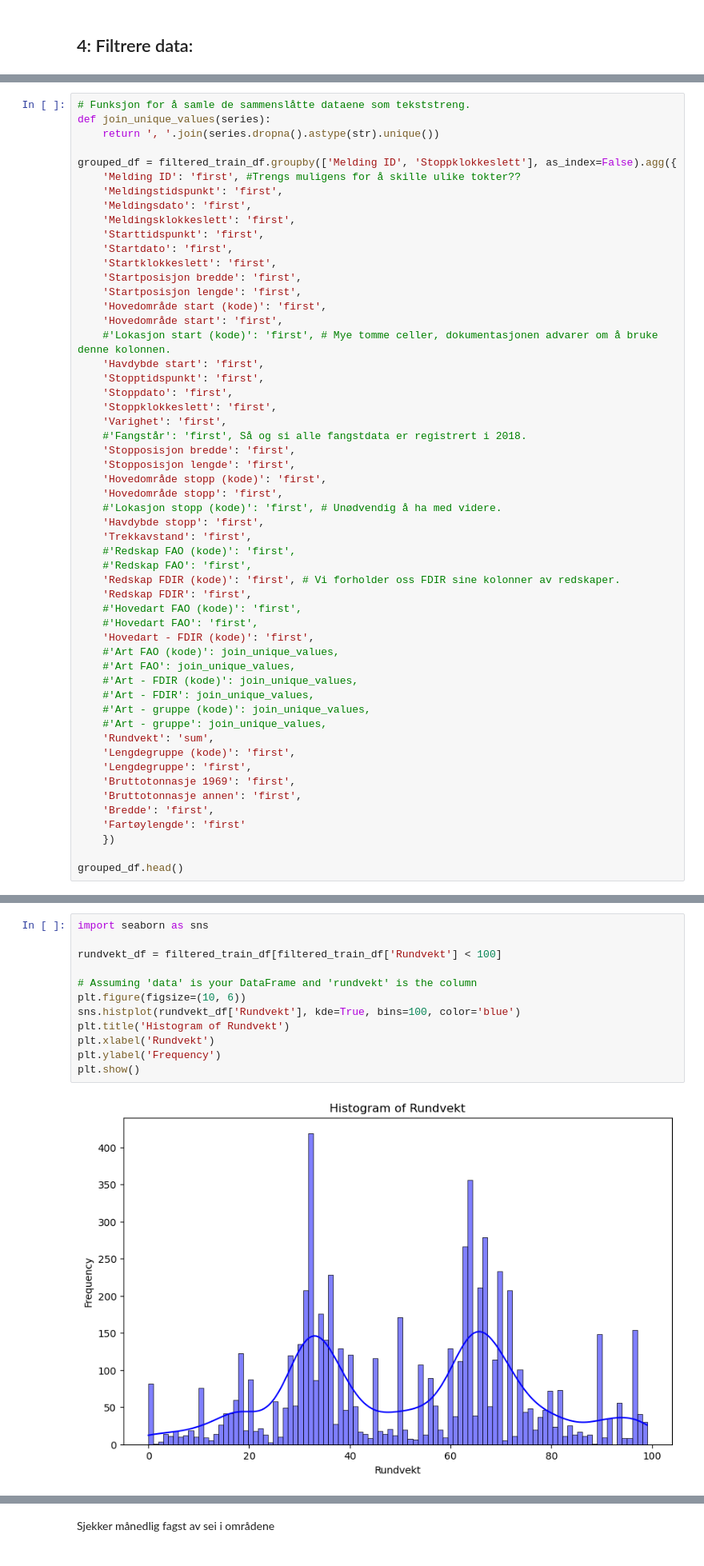
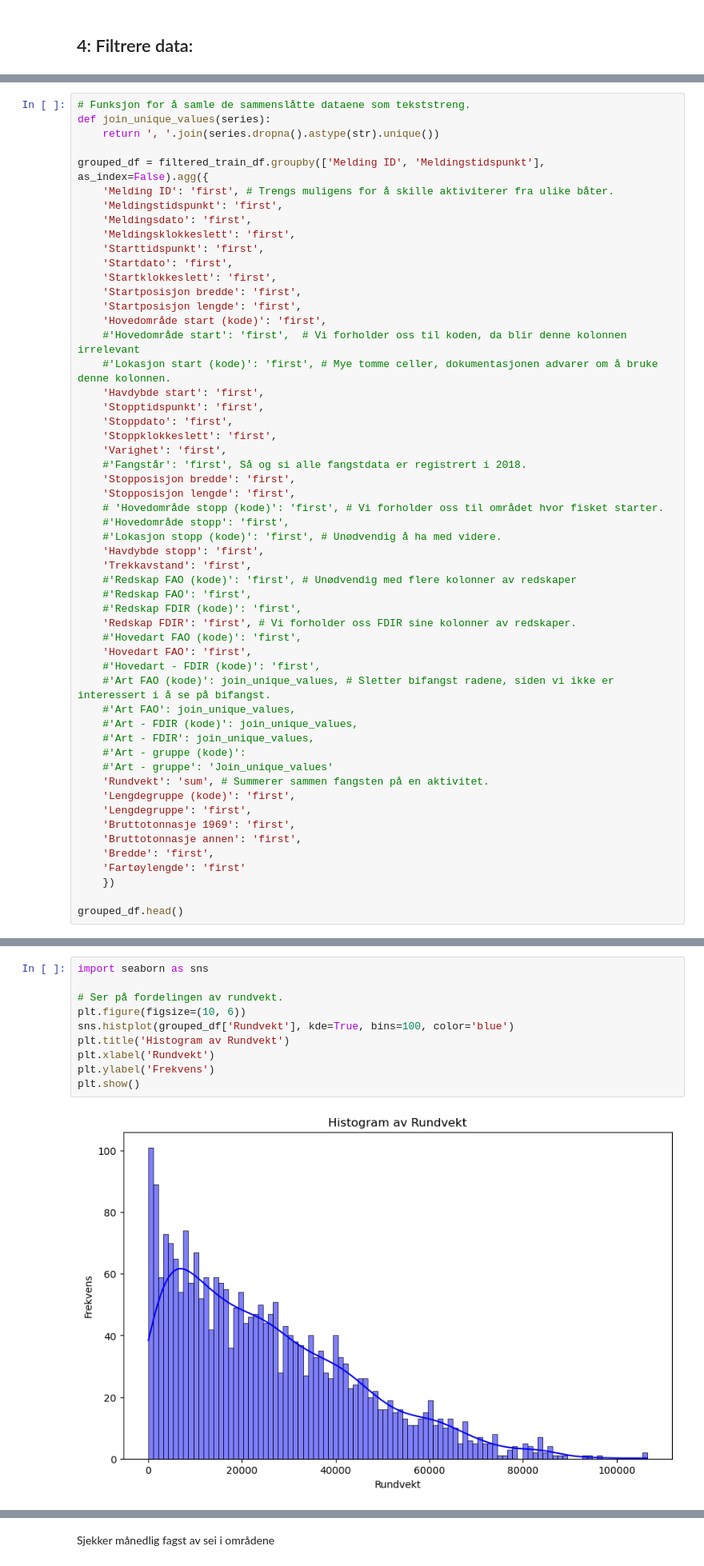
Before and after one commit to tmongstad/INFO284, a Jupyter notebook: Samlet_modell_2.ipynb, the cells around one changed output, grey strips where cells are left out. Shown at 80% size. Drawn from its saved outputs; the diff is of its cells as text.

```diff
--- a/Samlet_modell_2.ipynb
+++ b/Samlet_modell_2.ipynb
@@ -365,8 +309,8 @@ Skal man predikere fangst basert på redskapet trål, så blir det, gitt omfange
 def join_unique_values(series):
     return ', '.join(series.dropna().astype(str).unique())
 
-grouped_df = filtered_train_df.groupby(['Melding ID', 'Stoppklokkeslett'], as_index=False).agg({
-    'Melding ID': 'first', #Trengs muligens for å skille ulike tokter??
+grouped_df = filtered_train_df.groupby(['Melding ID', 'Meldingstidspunkt'], as_index=False).agg({
+    'Melding ID': 'first', # Trengs muligens for å skille aktiviterer fra ulike båter.
     'Meldingstidspunkt': 'first',
     'Meldingsdato': 'first',
     'Meldingsklokkeslett': 'first',
@@ -376,7 +320,7 @@ grouped_df = filtered_train_df.groupby(['Melding ID', 'Stoppklokkeslett'], as_in
     'Startposisjon bredde': 'first',
     'Startposisjon lengde': 'first',
     'Hovedområde start (kode)': 'first',
-    'Hovedområde start': 'first',
+    #'Hovedområde start': 'first',  # Vi forholder oss til koden, da blir denne kolonnen irrelevant
     #'Lokasjon start (kode)': 'first', # Mye tomme celler, dokumentasjonen advarer om å bruke denne kolonnen.
     'Havdybde start': 'first',
     'Stopptidspunkt': 'first',
@@ -386,25 +330,25 @@ grouped_df = filtered_train_df.groupby(['Melding ID', 'Stoppklokkeslett'], as_in
     #'Fangstår': 'first', Så og si alle fangstdata er registrert i 2018.
     'Stopposisjon bredde': 'first',
     'Stopposisjon lengde': 'first',
-    'Hovedområde stopp (kode)': 'first',
-    'Hovedområde stopp': 'first',
+    # 'Hovedområde stopp (kode)': 'first', # Vi forholder oss til området hvor fisket starter.
+    #'Hovedområde stopp': 'first',
     #'Lokasjon stopp (kode)': 'first', # Unødvendig å ha med videre.
     'Havdybde stopp': 'first',
     'Trekkavstand': 'first',
-    #'Redskap FAO (kode)': 'first',
+    #'Redskap FAO (kode)': 'first', # Unødvendig med flere kolonner av redskaper
     #'Redskap FAO': 'first',
-    'Redskap FDIR (kode)': 'first', # Vi forholder oss FDIR sine kolonner av redskaper.
-    'Redskap FDIR': 'first',
+    #'Redskap FDIR (kode)': 'first',
+    'Redskap FDIR': 'first', # Vi forholder oss FDIR sine kolonner av redskaper.
     #'Hovedart FAO (kode)': 'first',
-    #'Hovedart FAO': 'first',
-    'Hovedart - FDIR (kode)': 'first',
-    #'Art FAO (kode)': join_unique_values,
+    'Hovedart FAO': 'first',
+    #'Hovedart - FDIR (kode)': 'first',
+    #'Art FAO (kode)': join_unique_values, # Sletter bifangst radene, siden vi ikke er interessert i å se på bifangst.
     #'Art FAO': join_unique_values,
     #'Art - FDIR (kode)': join_unique_values,
     #'Art - FDIR': join_unique_values,
-    #'Art - gruppe (kode)': join_unique_values,
-    #'Art - gruppe': join_unique_values,
-    'Rundvekt': 'sum',
+    #'Art - gruppe (kode)':
+    #'Art - gruppe': 'Join_unique_values'
+    'Rundvekt': 'sum', # Summerer sammen fangsten på en aktivitet.
     'Lengdegruppe (kode)': 'first',
     'Lengdegruppe': 'first',
     'Bruttotonnasje 1969': 'first',
@@ -425,14 +371,12 @@ grouped_df.head()
 # %%
 import seaborn as sns
 
-rundvekt_df = filtered_train_df[filtered_train_df['Rundvekt'] < 100]
-
-# Assuming 'data' is your DataFrame and 'rundvekt' is the column
+# Ser på fordelingen av rundvekt.
 plt.figure(figsize=(10, 6))
-sns.histplot(rundvekt_df['Rundvekt'], kde=True, bins=100, color='blue')
-plt.title('Histogram of Rundvekt')
+sns.histplot(grouped_df['Rundvekt'], kde=True, bins=100, color='blue')
+plt.title('Histogram av Rundvekt')
 plt.xlabel('Rundvekt')
-plt.ylabel('Frequency')
+plt.ylabel('Frekvens')
 plt.show()
 # %% [output]
-[figure, old version]
+[figure, new version]
```
Also changed, not shown: parts of 49 cells of this notebook.
